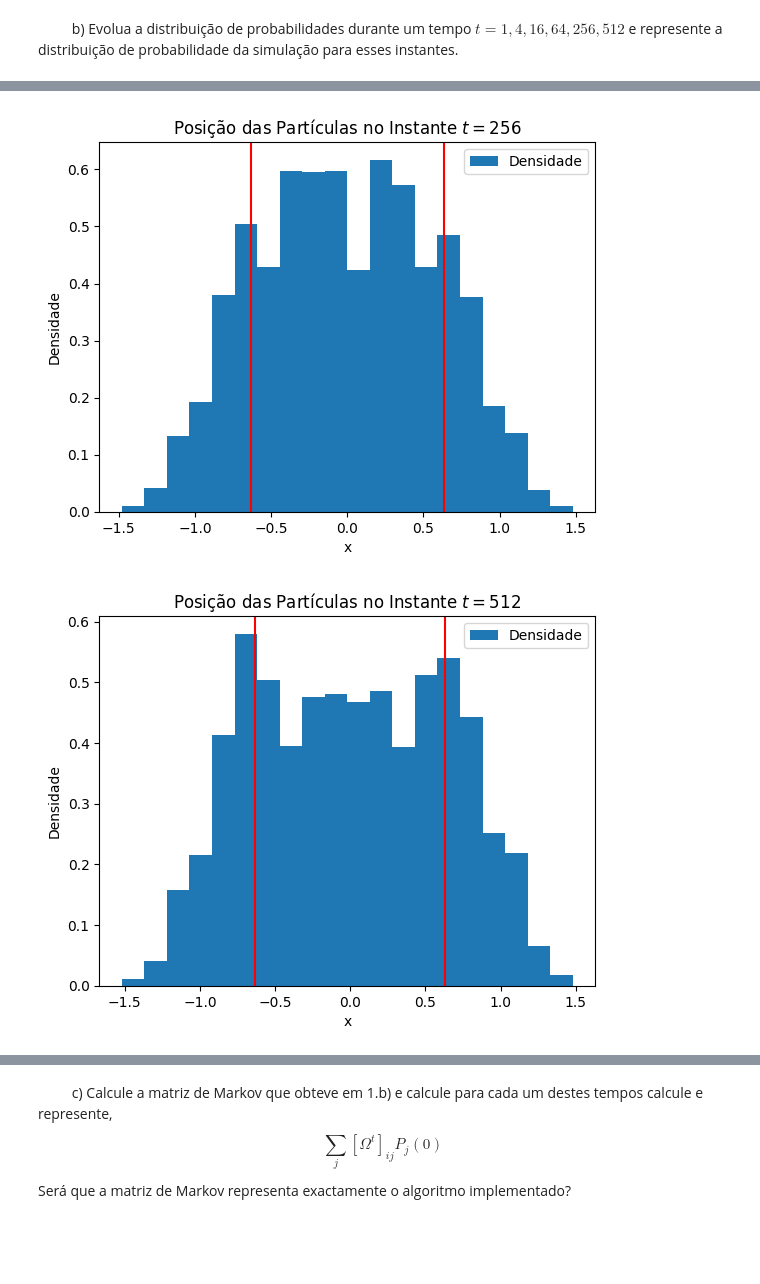
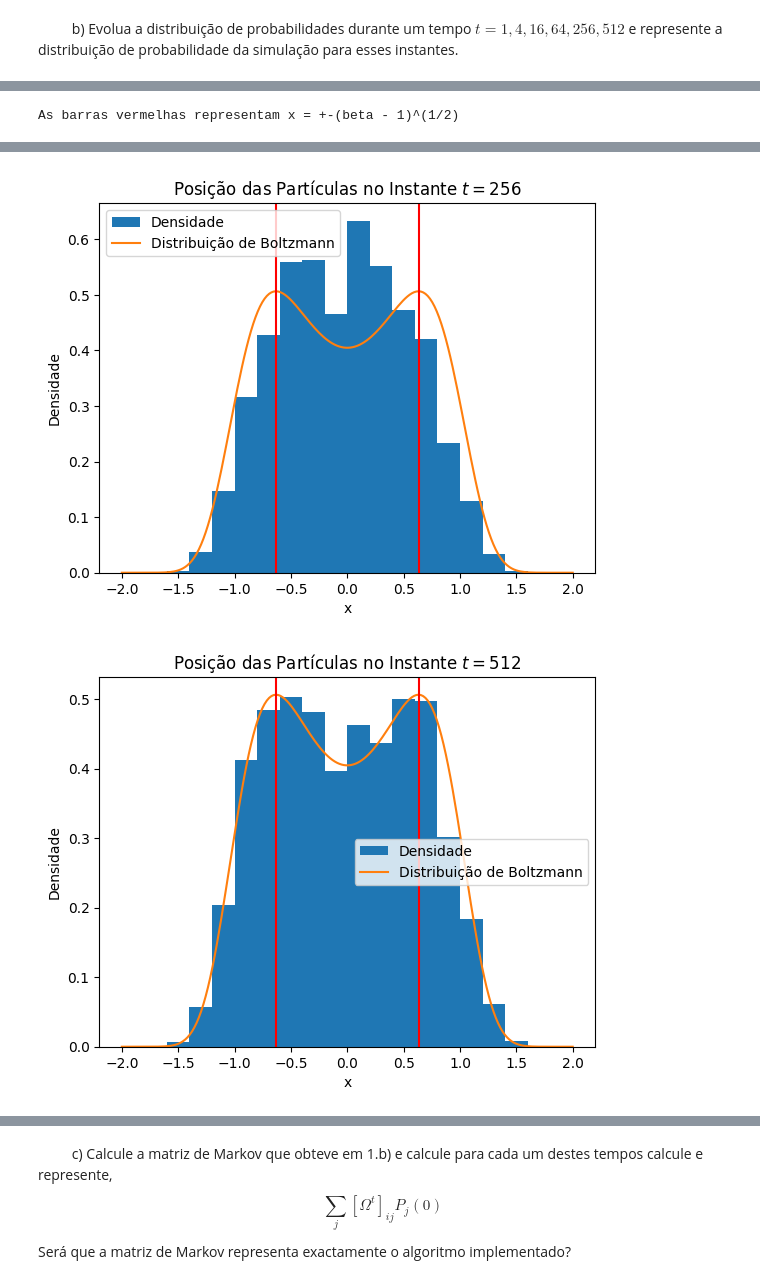
Before and after one commit to guilhermebaos/Aulas-Uni, a Jupyter notebook: Física Estatística/TPC2/TPC2.ipynb, the cells around one changed output, grey strips where cells are left out. Drawn from its saved outputs; the diff is of its cells as text; code cells hidden in the pictures; blank space fills up the shorter version.

```diff
--- a/Física Estatística/TPC2/TPC2.ipynb
+++ b/Física Estatística/TPC2/TPC2.ipynb
@@ -365,6 +365,43 @@ Podemos ainda perceber que os máximos de probabilidade para a posição da part
 
 Estes fenómenos ficam mais claros se aumentarmos $\beta$ para por exemplo $2.4$.
 # %%
+def trapezio(start: float, end: float, func: Callable, N: int, final: bool = False) -> (float | tuple[np.ndarray, np.ndarray]):
+    """
+        Calcula o integral de `func` de `start` a `end` com N passos usando a regra do trapézio. Devolve apenas o valor final se `final == True`.
+    """
+
+    # Abcissas
+    h = (end - start) / N
+    tt = np.linspace(start, end, N + 1)
+    vv = func(tt)
+
+    # Área dos trapézios
+    aa = (vv[:-1] + vv[1:]) / 2
+    integral = h * np.concatenate((np.array([0]), aa.cumsum()))
+
+    if final:
+        return integral[-1]
+
+    else:
+        return tt, integral
+
+
+def boltzmannfac(V: Callable) -> Callable:
+    return lambda x: np.exp(-beta12b * V(x))
+
+
+def boltzmann(V: Callable, xmin: float, xmax: float, N: float) -> np.ndarray:
+    # Calcular a exponencial
+    xx = np.linspace(xmin, xmax, N)
+    bb = np.exp(-beta12b * V(xx))
+
+    # Integrar bb pela regra do trapézio
+    h = (xmax-xmin) / (N-1)
+    Z = (bb[0] / 2 + bb[-1]/2 + np.sum(bb[1:-1]))*h
+
+    return bb / Z
+
+
 # Gerar amostras
 delta12b = 0.04
 beta12b = 1.4
@@ -382,8 +419,13 @@ plt.xlabel("x")
 plt.ylabel("V(x)")
 plt.show()
 
+bbN12b = 200
+bb12b = boltzmann(V12b, -2, 2, bbN12b)
+
 # Guardar dados para a alínea seguinte
 dd12c = []
+
+print("As barras vermelhas representam x = +-(beta - 1)^(1/2)")
 
 N12b = 2**13
 p0 = np.zeros(N12b)
@@ -398,7 +440,8 @@ for t1 in tt12b:
     dd12c += [ff]
 
     # Representar graficamente as posições finais do passeio
-    plt.hist(ff, label="Densidade", bins=20, density=True)
+    plt.hist(ff, label="Densidade", bins=20, range=(-2, 2), density=True)
+    plt.plot(xx, bb12b, label="Distribuição de Boltzmann")
     plt.title(f"Posição das Partículas no Instante $t = {t1}$")
     plt.axvline(np.sqrt(beta12b-1), color="red")
     plt.axvline(-np.sqrt(beta12b-1), color="red")
@@ -412,3 +455,4 @@ for t1 in tt12b:
     t0 = t1
 # %% [output]
 [figure]
+As barras vermelhas representam x = +-(beta - 1)^(1/2)
@@ -419,2 +463,2 @@ for t1 in tt12b:
-[figure, old version]
+[figure, new version]
-[figure, old version]
+[figure, new version]
```
Also changed, not shown: parts of 12 cells of this notebook.
